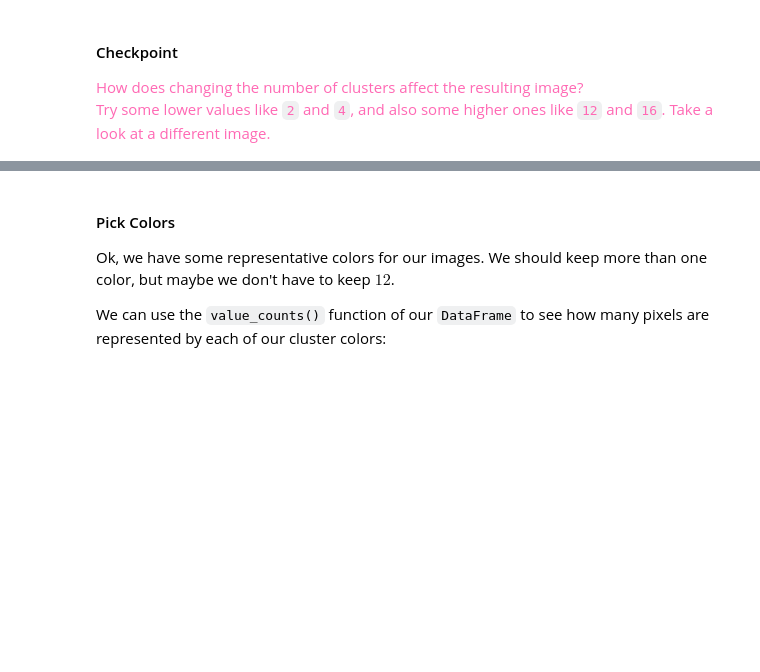
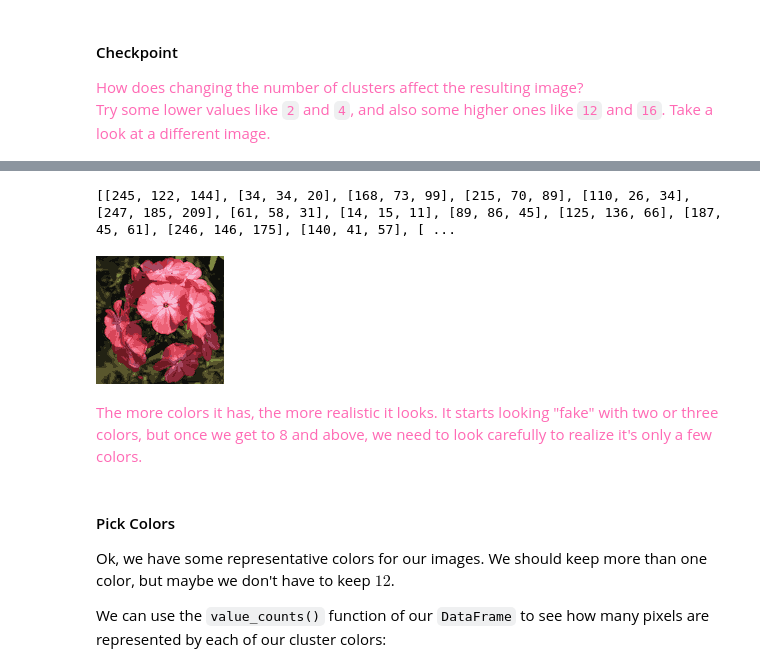
Before and after one commit to lupitavf44/Homework08, a Jupyter notebook: Homework08.ipynb, the cells around one changed output, grey strips where cells are left out. Saved outputs shown, nothing was run; the diff lists cells and outputs as text; code cells hidden in the pictures; blank space fills up the shorter version.

```diff
--- a/Homework08.ipynb
+++ b/Homework08.ipynb
@@ -516,3 +544,32 @@ How does changing the number of clusters affect the resulting image?<br>Try some
+# %%
+n_clusters=14
+
+# TODO: Create Clustering object
+km_model = KMeansClustering(n_clusters=n_clusters)
+# TODO: Cluster by color
+km_predicted = km_model.fit_predict(pxs_df)
+km_predicted
+
+# TODO: Take a look at the color palette (cluster_centers_)
+km_model.cluster_centers_
+# using round() or int() to ensure our cluster centers are valid color values (ints)
+color_centers = [[round(r), round(g), round(b)] for r,g,b in km_model.cluster_centers_]
+
+print(color_centers)
+
+clustered_pxs = []
+
+# Iterate through the cluster list and append the right color for each pixel
+for gidx in km_predicted["clusters"]:
+  clustered_pxs.append(color_centers[gidx])
+
+display(make_image(clustered_pxs, pimg.size[0]))
+# %% [output]
+[[245, 122, 144], [34, 34, 20], [168, 73, 99], [215, 70, 89], [110, 26, 34], [247, 185, 209], [61, 58, 31], [14, 15, 11], [89, 86, 45], [125, 136, 66], [187, 45, 61], [246, 146, 175], [140, 41, 57], [ ...
+[figure, added]
+# %% [markdown]
+<span style="color:hotpink;">The more colors it has, the more realistic it looks.
+It starts looking "fake" with two or three colors, but once we get to 8 and above, we need to look carefully to realize it's only a few colors. </span>
 # %% [markdown]
 #### Pick Colors
 
```
Also changed, not shown: parts of 7 cells of this notebook.
